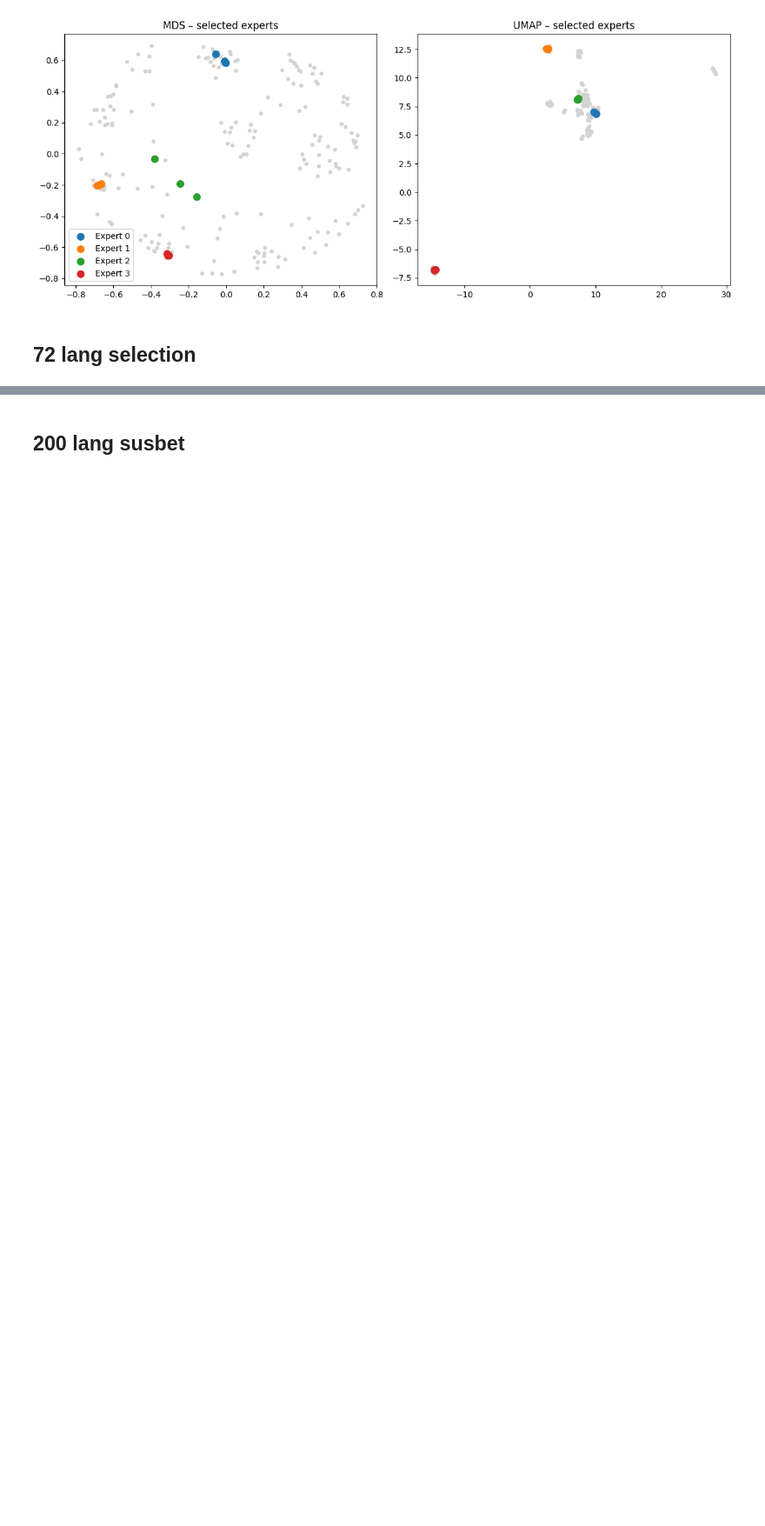
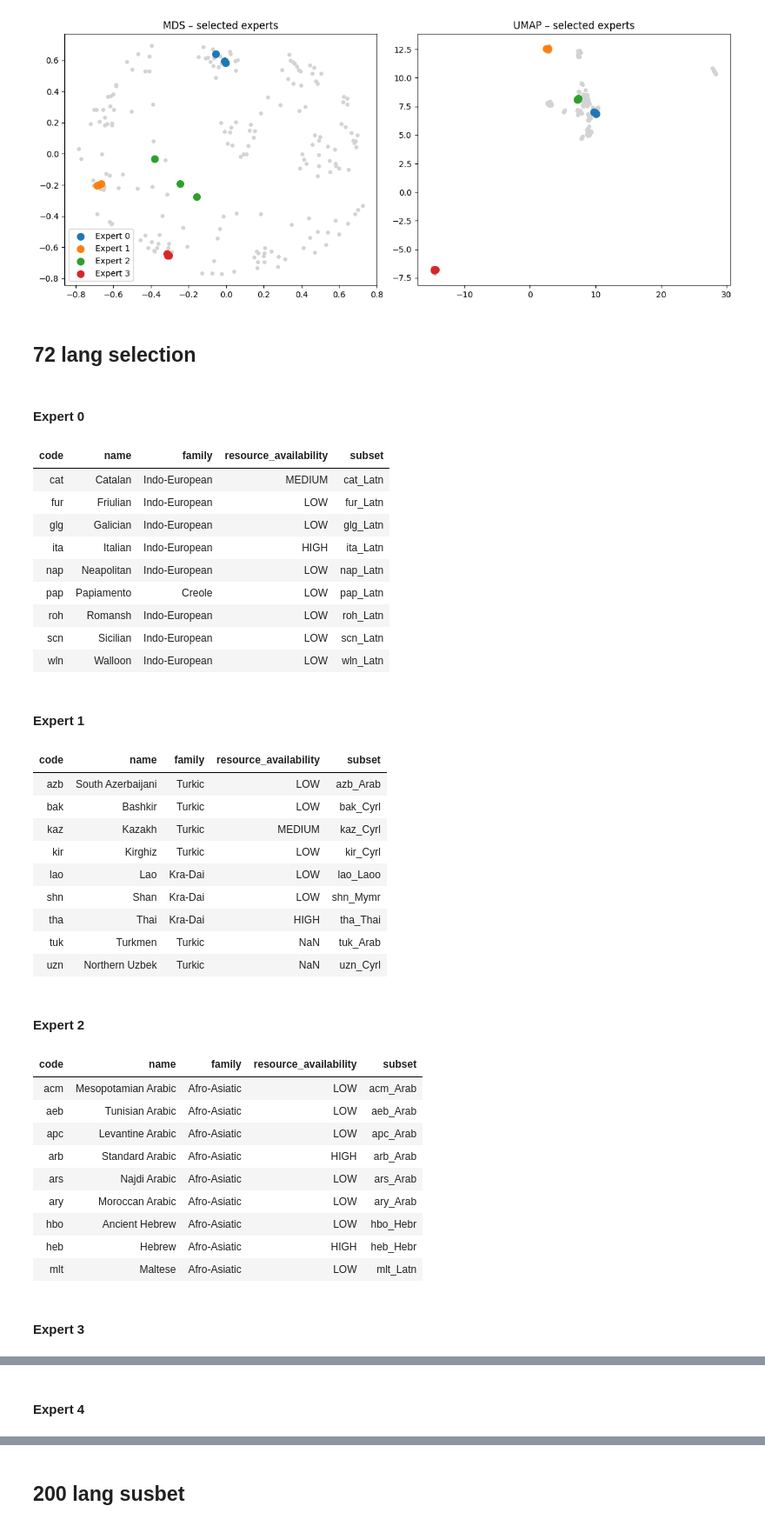
Before and after one commit to dice-group/HTYLLM-PG, a Jupyter notebook: approaches/CoLA/tools/two_stage_clustering/language_family_tree_based.ipynb, the cells around one changed output, grey strips where cells are left out. Shown at 87% size. Cells and saved outputs as stored; diff of their text form; code cells hidden in the pictures; blank space fills up the shorter version.

Commit message:
wip second stage clustering, but doesnt work as inteded yet

```diff
--- a/approaches/CoLA/tools/two_stage_clustering/language_family_tree_based.ipynb
+++ b/approaches/CoLA/tools/two_stage_clustering/language_family_tree_based.ipynb
@@ -1,8 +1,13 @@
 # %%
 import numpy as np, pandas as pd
+import umap.umap_ as umap
+import matplotlib.pyplot as plt
 from itertools import combinations
 from cluster_lang2vec_distances import build_distance_matrix, auto_k, cluster_with_k
 from lang2vec import lang2vec as l2v
+from IPython.display import display, HTML
+from sklearn.manifold import MDS
+
 
 # load and filter, only select train split and no _removed subsets
 df = pd.read_csv("/home/ubuntu/dice_repos/HTYLLM-PG/approaches/CoLA/data_prep/base_data/fineweb2-language-distribution.csv")
@@ -40,20 +45,12 @@ def select_expert_clusters(matrix, max_experts=4, min_cluster_size=3, k_min=None
         for c in np.unique(labels)
         if np.sum(labels == c) >= min_cluster_size
     }
-
-    pairs = [
-        (a, b, matrix[np.ix_(ia, ib)].mean())
-        for a, ia in clusters.items()
-        for b, ib in clusters.items()
-        if b > a
-    ]
-
     selected = [max(clusters, key=lambda c: len(clusters[c]))]
 
     while len(selected) < max_experts:
         remaining = [c for c in clusters if c not in selected]
         if not remaining:
-            break  # <-- IMPORTANT
+            break
 
         next_c = max(
             remaining,
@@ -89,20 +86,11 @@ def extract_subgroups(indices, matrix, subgroup_size=3, max_subgroups=1):
 
 
 def plot_selected_experts(matrix, codes, experts):
-    import matplotlib.pyplot as plt
-    from sklearn.manifold import MDS
-    import umap.umap_ as umap
-    import numpy as np
+    # show in 2D using MDS and UMAP
+    coords_mds = MDS(n_components=2, dissimilarity="precomputed", random_state=0).fit_transform(matrix)
+    coords_umap = umap.UMAP(metric="precomputed", random_state=0).fit_transform(matrix)
 
-    coords_mds = MDS(
-        n_components=2, dissimilarity="precomputed", random_state=0
-    ).fit_transform(matrix)
-
-    coords_umap = umap.UMAP(
-        metric="precomputed", random_state=0
-    ).fit_transform(matrix)
-
-    fig, ax = plt.subplots(1, 2, figsize=(12, 5))
+    _, ax = plt.subplots(1, 2, figsize=(12, 5))
 
     # background
     ax[0].scatter(coords_mds[:, 0], coords_mds[:, 1], c="lightgray", s=15)
@@ -125,17 +113,16 @@ def plot_selected_experts(matrix, codes, experts):
     plt.show()
 
 
-def print_expert_config(experts, df):
+def display_expert_config(experts, df, max_height=220):
     for i, langs in enumerate(experts.values()):
-        print(f"\nExpert {i}")
-        print("-" * 20)
         info = (
             df[df.code.isin(langs)]
             [["code", "name", "family", "resource_availability", "subset"]]
             .drop_duplicates(subset="code")
             .sort_values("code")
         )
-        print(info.to_string(index=False))
+        display(HTML(f"<h4>Expert {i}</h4>"))
+        display(HTML(info.to_html(index=False).replace("<table", f'<table style="display:block; max-height:{max_height}px; 'f'overflow-y:auto; width:100%"')))
 # %%
 # for tier1 - 12 lang selection
 
@@ -181,21 +171,55 @@ code          name      family resource_availability   subset
 # %%
 # target: ~72 langs → 8 experts × (3 subgroups × 3 langs)
 expert_ids, clusters = select_expert_clusters(
     matrix,
     max_experts=8,
     min_cluster_size=3,   # allow smaller families
 )
 
 experts = {}
 for c in expert_ids:
     subs = extract_subgroups(
         clusters[c],
         matrix,
         subgroup_size=3,
         max_subgroups=3
     )
     experts[c] = [codes[i] for sg in subs for i in sg]  # ~9 langs / expert
 
-print_expert_config(experts, df)
+display_expert_config(experts, df)
 plot_selected_experts(matrix, codes, experts)
 # %% [output]
+Expert 0
+| code | name | family | resource_availability | subset |
+| cat | Catalan | Indo-European | MEDIUM | cat_Latn |
+| fur | Friulian | Indo-European | LOW | fur_Latn |
+| glg | Galician | Indo-European | LOW | glg_Latn |
+| ita | Italian | Indo-European | HIGH | ita_Latn |
+| nap | Neapolitan | Indo-European | LOW | nap_Latn |
+| pap | Papiamento | Creole | LOW | pap_Latn |
+| roh | Romansh | Indo-European | LOW | roh_Latn |
+| scn | Sicilian | Indo-European | LOW | scn_Latn |
+| wln | Walloon | Indo-European | LOW | wln_Latn |
+Expert 1
+| code | name | family | resource_availability | subset |
+| azb | South Azerbaijani | Turkic | LOW | azb_Arab |
+| bak | Bashkir | Turkic | LOW | bak_Cyrl |
+| kaz | Kazakh | Turkic | MEDIUM | kaz_Cyrl |
+| kir | Kirghiz | Turkic | LOW | kir_Cyrl |
+| lao | Lao | Kra-Dai | LOW | lao_Laoo |
+| shn | Shan | Kra-Dai | LOW | shn_Mymr |
+| tha | Thai | Kra-Dai | HIGH | tha_Thai |
+| tuk | Turkmen | Turkic | NaN | tuk_Arab |
+| uzn | Northern Uzbek | Turkic | NaN | uzn_Cyrl |
+Expert 2
+| code | name | family | resource_availability | subset |
+| acm | Mesopotamian Arabic | Afro-Asiatic | LOW | acm_Arab |
+| aeb | Tunisian Arabic | Afro-Asiatic | LOW | aeb_Arab |
+| apc | Levantine Arabic | Afro-Asiatic | LOW | apc_Arab |
+| arb | Standard Arabic | Afro-Asiatic | HIGH | arb_Arab |
+| ars | Najdi Arabic | Afro-Asiatic | LOW | ars_Arab |
+| ary | Moroccan Arabic | Afro-Asiatic | LOW | ary_Arab |
+| hbo | Ancient Hebrew | Afro-Asiatic | LOW | hbo_Hebr |
+| heb | Hebrew | Afro-Asiatic | HIGH | heb_Hebr |
+| mlt | Maltese | Afro-Asiatic | LOW | mlt_Latn |
+Expert 3
@@ -201,0 +233 @@ plot_selected_experts(matrix, codes, experts)
+Expert 4
```
Also changed, not shown: parts of 6 cells of this notebook.
